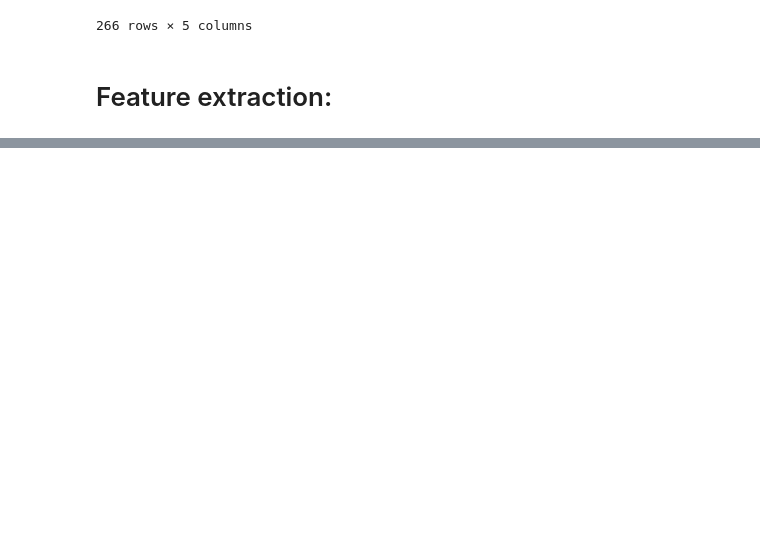
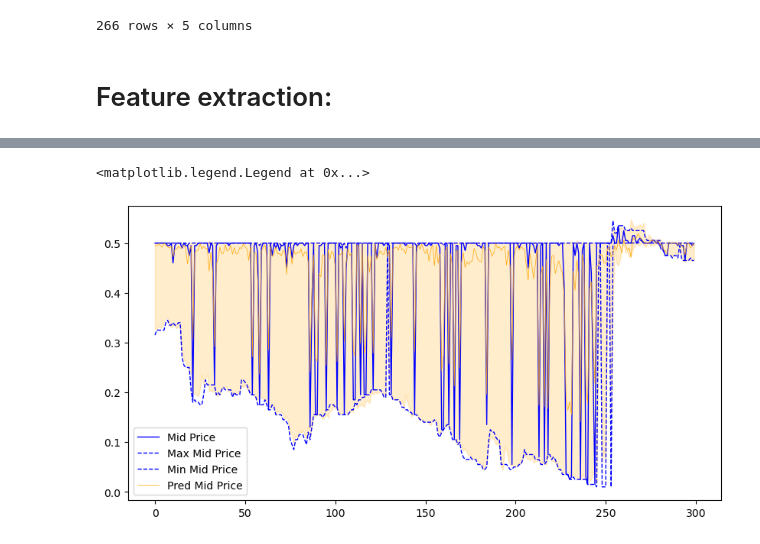
Before and after one commit to brynlm/Polymarket-5m-crypto-prediction, a Jupyter notebook: ts-regression-tests.ipynb, the cells around one changed output, grey strips where cells are left out. Saved outputs shown, nothing was run; the diff lists cells and outputs as text; code cells hidden in the pictures; blank space fills up the shorter version.

```diff
--- a/ts-regression-tests.ipynb
+++ b/ts-regression-tests.ipynb
@@ -213,0 +323,7 @@ array(['0x957963f85e7dd3409ef7fc3a91e15de110f7ea5f069bcbdb038208e7afbcc1eb',
+# %%
+# Define model and pipeline
+model = RandomForestRegressor(n_estimators=100, criterion='squared_error', random_state=42)
+model = MultiOutputRegressor(model, n_jobs=-1)
+
+# TODO: Add Column Transformer to exclude time_of_day feature from MinMaxScaling
+pipeline = Pipeline([('scaler', MinMaxScaler()), ('model', model)])
@@ -213,0 +489,31 @@ array(['0x957963f85e7dd3409ef7fc3a91e15de110f7ea5f069bcbdb038208e7afbcc1eb',
+# %%
+pipeline.fit(X[:-300], y[:-300])
+preds = pipeline.predict(X)
+mid_pred = (clean['mid'] + preds[:, 1]).shift(10)
+max_mid_pred = (clean['mid'] + preds[:, 0]).shift(10)
+min_mid_pred = (clean['mid'] + preds[:, 2]).shift(10)
+# %%
+IDX = 42
+WINDOW = 300
+fig, ax = plt.subplots(figsize=(10, 5))
+plt.fill_between(
+    list(range(300)),
+    max_mid_pred.values[IDX*WINDOW:(IDX+1)*WINDOW],
+    min_mid_pred.values[IDX*WINDOW:(IDX+1)*WINDOW],
+    alpha=0.2, color='orange')
+plt.plot(
+    clean['mid'].values[IDX*WINDOW:(IDX+1)*WINDOW],
+    linewidth=1, label='Mid Price', color='blue')
+plt.plot(
+    clean['mid_max'].values[IDX*WINDOW:(IDX+1)*WINDOW],
+    linestyle='--', linewidth=1, label='Max Mid Price', color='blue')
+plt.plot(
+    clean['mid_min'].values[IDX*WINDOW:(IDX+1)*WINDOW],
+    linestyle='--', linewidth=1, label='Min Mid Price', color='blue')
+plt.plot(
+    mid_pred.values[IDX*WINDOW:(IDX+1)*WINDOW],
+    linewidth=0.5, label='Pred Mid Price', color='orange')
+plt.legend()
+# %% [output]
+<matplotlib.legend.Legend at 0x...>
+[figure, added]
```
Also changed, not shown: parts of 32 cells of this notebook.
